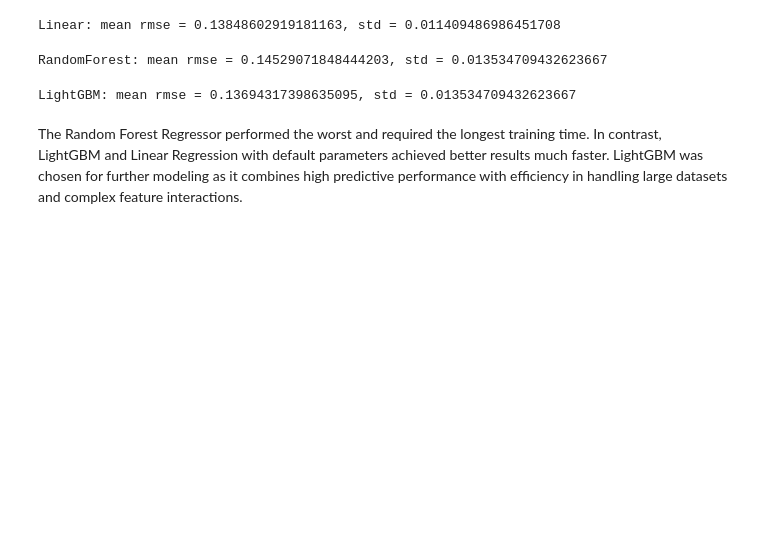
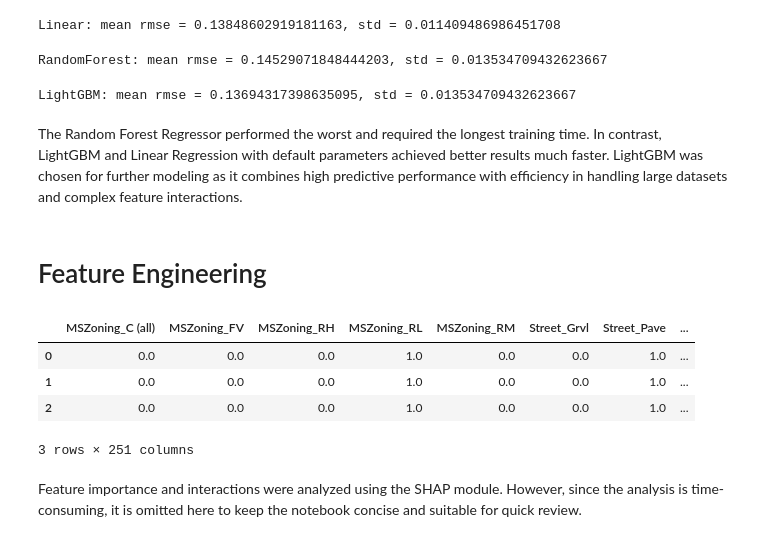
Before and after one commit to nikolaj278/house-prices-prediction, a Jupyter notebook: notebooks/house_prices_prediction.ipynb, the cells around one changed output. Cells and saved outputs as stored; diff of their text form; code cells hidden in the pictures; blank space fills up the shorter version.

```diff
--- a/notebooks/house_prices_prediction.ipynb
+++ b/notebooks/house_prices_prediction.ipynb
@@ -155,3 +156,28 @@ print(f'LightGBM: mean rmse = {cv_lgbm.mean()}, std = {cv_forest.std()}')
 LightGBM: mean rmse = 0.13694317398635095, std = 0.013534709432623667
 # %% [markdown]
 The Random Forest Regressor performed the worst and required the longest training time. In contrast, LightGBM and Linear Regression with default parameters achieved better results much faster. LightGBM was chosen for further modeling as it combines high predictive performance with efficiency in handling large datasets and complex feature interactions.
+# %% [markdown]
+# Feature Engineering
+# %%
+
+# Get names from OneHotEncoder
+ohe = preprocessor.named_transformers_['ohe']
+ohe_features = ohe.get_feature_names_out(low_cardinality)  # input feature names to OHE
+
+# Get names from TargetEncoder (these are usually same as original)
+te_features = high_cardinality
+num_features = num_cols
+
+feature_names = np.concatenate([ohe_features, te_features, num_features])
+# %%
+X_df = pd.DataFrame(X_modif, columns=feature_names)
+# %%
+X_df.head(3)
+# %% [output]
+|  | MSZoning_C (all) | MSZoning_FV | MSZoning_RH | MSZoning_RL | MSZoning_RM | Street_Grvl | Street_Pave | ... |
+| 0 | 0.0 | 0.0 | 0.0 | 1.0 | 0.0 | 0.0 | 1.0 | ... |
+| 1 | 0.0 | 0.0 | 0.0 | 1.0 | 0.0 | 0.0 | 1.0 | ... |
+| 2 | 0.0 | 0.0 | 0.0 | 1.0 | 0.0 | 0.0 | 1.0 | ... |
+3 rows × 251 columns
+# %% [markdown]
+Feature importance and interactions were analyzed using the SHAP module. However, since the analysis is time-consuming, it is omitted here to keep the notebook concise and suitable for quick review.
```
Also changed, not shown: parts of 9 cells of this notebook, 1 other file.
